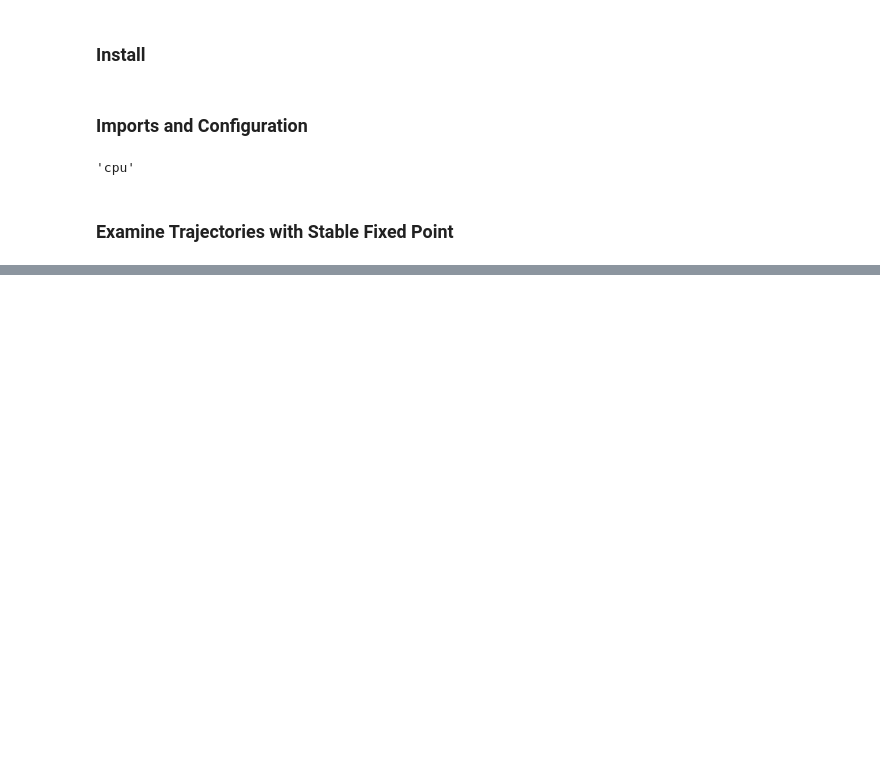
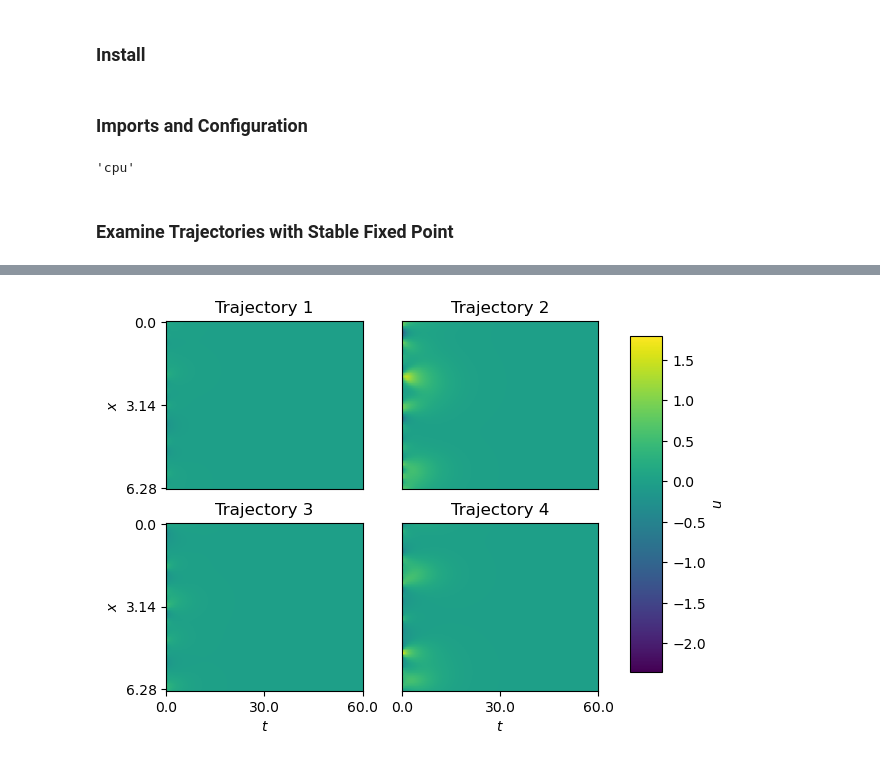
Before and after one commit to grmacchio/dynml, a Jupyter notebook: test_dynml/examples/test_grayscott.ipynb, the cells around one changed output, grey strips where cells are left out. Cells and saved outputs as stored; diff of their text form; code cells hidden in the pictures; blank space fills up the shorter version.

Commit message:
Confirm nonlinear transients of GrayScott

```diff
--- a/test_dynml/examples/test_grayscott.ipynb
+++ b/test_dynml/examples/test_grayscott.ipynb
@@ -25,12 +25,8 @@ config(64, 0)
 # %% [markdown]
 ### Examine Trajectories with Stable Fixed Point
 # %%
-first_order_sys = GrayScott()                                                         # semi-linear first order system
-
-print(first_order_sys.A.shape)
-x0 = first_order_sys.gen_ic()
-print(x0.shape)
-print(first_order_sys.nonlinear(x0).shape)
+first_order_sys = GrayScott(K=32, L=2*pi, alpha=0.01, beta=0.01, f=0.08,        # semi-linear first order system
+                            k=0.171)
 
 dt = 0.01                                                                       # set the time step
 discretization_method = 'rk3cn'                                                 # set the discretization method
@@ -40,7 +36,7 @@ discrete_sys = gen_approx_discrete_sys(first_order_sys, dt,
 
 num_traj_sqrt = 2                                                               # set the square root of the number of trajectories for plotting
 num_traj = num_traj_sqrt**2                                                     # set the number of trajectories
-t_final = 100.0                                                                 # set the final time
+t_final = 60.0                                                                  # set the final time
 num_samples = floor(t_final/dt) + 1                                             # set the number of samples
 trajs = gen_num_trajs(discrete_sys, first_order_sys.gen_ic, num_traj,           # generate the trajectories
                       num_samples, compute='cpu', output='cpu', pbar=True)
@@ -64,0 +58,37 @@ show()
+# %%
+u, v = first_order_sys.state_to_phys(trajs)                                     # convert the trajectories to physical space
+L = first_order_sys.L                                                           # get the domain length parameter
+K = first_order_sys.K                                                           # get the number of fourier modes parameter
+# %%
+dt_plot = 30.0                                                                  # set the time step for the x-axis ticks
+dx = L / (2 * K)                                                                # set the space step
+dx_plot = K * dx                                                                # set the space step for the y-axis ticks
+x = linspace(0, L, 2 * K + 1)                                                   # generate the space vector
+fig, axs = subplots(num_traj_sqrt, num_traj_sqrt)                               # generate the figure and subplots
+u_max = u.max()                                                                 # compute the maximum value of the trajectories
+u_min = u.min()                                                                 # compute the minimum value of the trajectories
+for i in range(num_traj_sqrt):                                                  # loop over the rows
+    for j in range(num_traj_sqrt):                                              # loop over the columns
+        ax = axs[i, j]                                                          # select the subplot
+        im = ax.imshow(v[i * num_traj_sqrt + j].T, aspect='auto',               # plot the collocation form of the trajectory
+                       vmin=u_min, vmax=u_max)                                  # set the color limits
+        ax.set_title(f'Trajectory {i * num_traj_sqrt + j + 1}')                 # set the title
+        if j == 0:                                                              # if the column index is zero
+            ax.set_ylabel('$x$')                                                # set the y-axis label
+            ax.set_yticks(arange(0, 2 * K + 1, int(dx_plot/dx)).numpy())        # set the y-axis tick positions
+            ax.set_yticklabels(round(x[::int(dx_plot/dx)].numpy(), 2))          # set the y-axis tick labels
+        else:                                                                   # if the column index is not zero
+            ax.set_yticks([])                                                   # remove the y-axis
+        if i == num_traj_sqrt - 1:                                              # if the row index is the last
+            ax.set_xlabel('$t$')                                                # set the x-axis label
+            ax.set_xticks(arange(0, num_samples, int(dt_plot/dt)).numpy())      # set the x-axis tick positions
+            ax.set_xticklabels(t[::int(dt_plot/dt)].numpy())                    # set the x-axis tick labels
+        else:                                                                   # if the row index is not the last
+            ax.set_xticks([])                                                   # remove the x-axis
+fig.subplots_adjust(right=0.8)                                                  # adjust the figure
+cax = fig.add_axes([0.85, 0.15, 0.05, 0.7])                                     # add the colorbar axis
+cbar = fig.colorbar(im, cax=cax)                                                # add the colorbar
+cbar.set_label('$u$')                                                           # set the colorbar label
+show()                                                                          # show the plot
+# %% [output]
+[figure, added]
```
Also changed, not shown: parts of 3 cells of this notebook.
